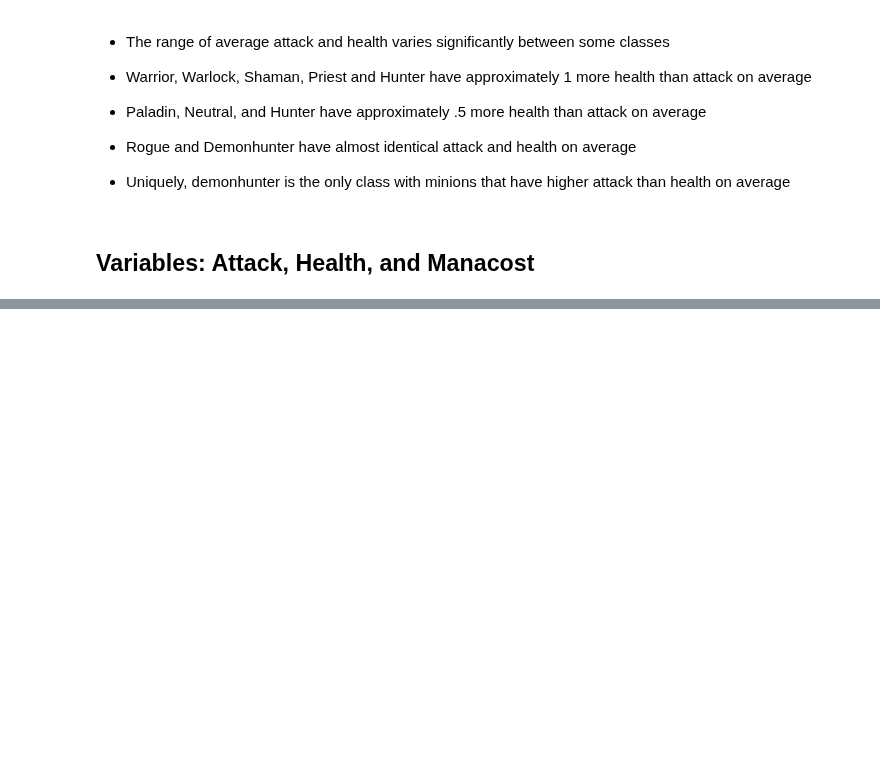
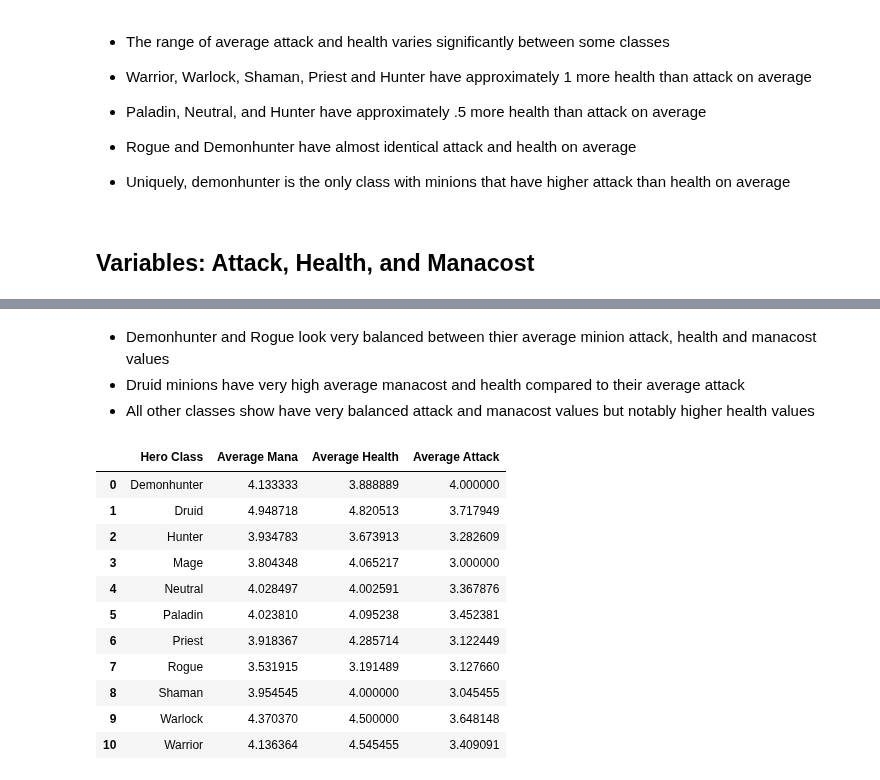
Before and after one commit to SamuelD-Data/hearthstone_project, a Jupyter notebook: hearthstone_project_notebook.ipynb, the cells around one changed output, grey strips where cells are left out. Saved outputs shown, nothing was run; the diff lists cells and outputs as text; code cells hidden in the pictures; blank space fills up the shorter version.

```diff
--- a/hearthstone_project_notebook.ipynb
+++ b/hearthstone_project_notebook.ipynb
@@ -1043,0 +1044,19 @@ for row in range(0, len(radar_df.index)):
+# %% [markdown]
+- Demonhunter and Rogue look very balanced between thier average minion attack, health and manacost values
+- Druid minions have very high average manacost and health compared to their average attack
+- All other classes show have very balanced attack and manacost values but notably higher health values
+# %%
+radar_df
+# %% [output]
+|  | Hero Class | Average Mana | Average Health | Average Attack |
+| 0 | Demonhunter | 4.133333 | 3.888889 | 4.000000 |
+| 1 | Druid | 4.948718 | 4.820513 | 3.717949 |
+| 2 | Hunter | 3.934783 | 3.673913 | 3.282609 |
+| 3 | Mage | 3.804348 | 4.065217 | 3.000000 |
+| 4 | Neutral | 4.028497 | 4.002591 | 3.367876 |
+| 5 | Paladin | 4.023810 | 4.095238 | 3.452381 |
+| 6 | Priest | 3.918367 | 4.285714 | 3.122449 |
+| 7 | Rogue | 3.531915 | 3.191489 | 3.127660 |
+| 8 | Shaman | 3.954545 | 4.000000 | 3.045455 |
+| 9 | Warlock | 4.370370 | 4.500000 | 3.648148 |
+| 10 | Warrior | 4.136364 | 4.545455 | 3.409091 |
```
Also changed, not shown: parts of 2 cells of this notebook.
